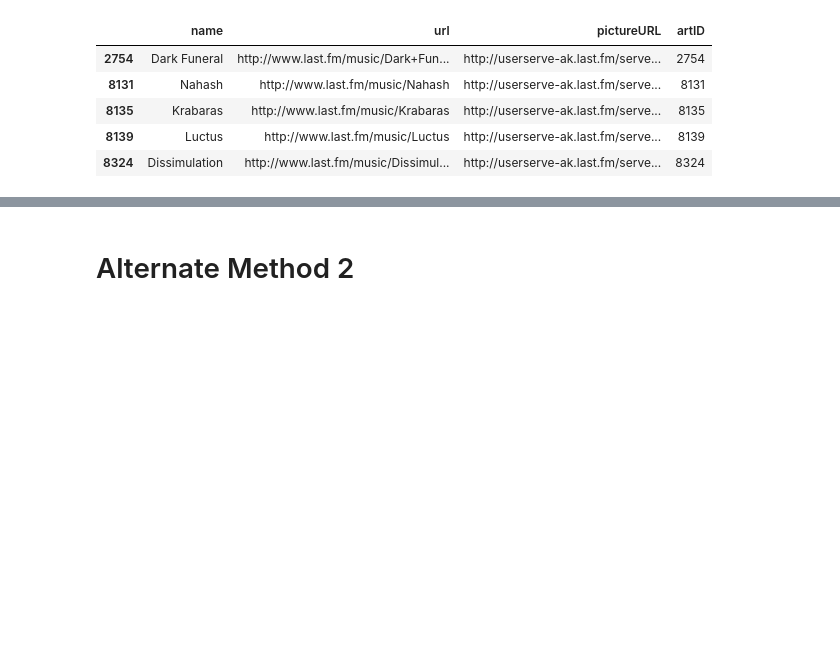
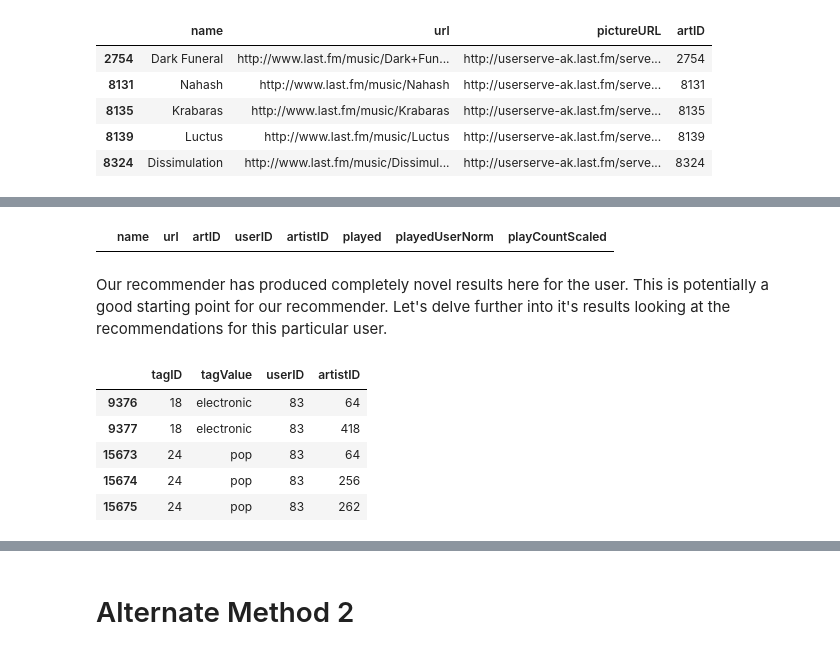
Before and after one commit to kiansweeney11/Ca4015-final-assignment, a Jupyter notebook: recommender.ipynb, the cells around one changed output, grey strips where cells are left out. Drawn from its saved outputs; the diff is of its cells as text; code cells hidden in the pictures; blank space fills up the shorter version.

```diff
--- a/recommender.ipynb
+++ b/recommender.ipynb
@@ -1548,0 +1455,6 @@ tags[tags['userID'] == 83]
+# %%
+test[test['artID'].isin(recommended_artist_ids)]
+# %% [output]
+|  | name | url | artID | userID | artistID | played | playedUserNorm | playCountScaled |
+# %% [markdown]
+Our recommender has produced completely novel results here for the user. This is potentially a good starting point for our recommender. Let's delve further into it's results looking at the recommendations for this particular user.
@@ -1548,0 +1463,9 @@ tags[tags['userID'] == 83]
+# %%
+usert.head()
+# %% [output]
+|  | tagID | tagValue | userID | artistID |
+| 9376 | 18 | electronic | 83 | 64 |
+| 9377 | 18 | electronic | 83 | 418 |
+| 15673 | 24 | pop | 83 | 64 |
+| 15674 | 24 | pop | 83 | 256 |
+| 15675 | 24 | pop | 83 | 262 |
```
Also changed, not shown: parts of 46 cells of this notebook.
